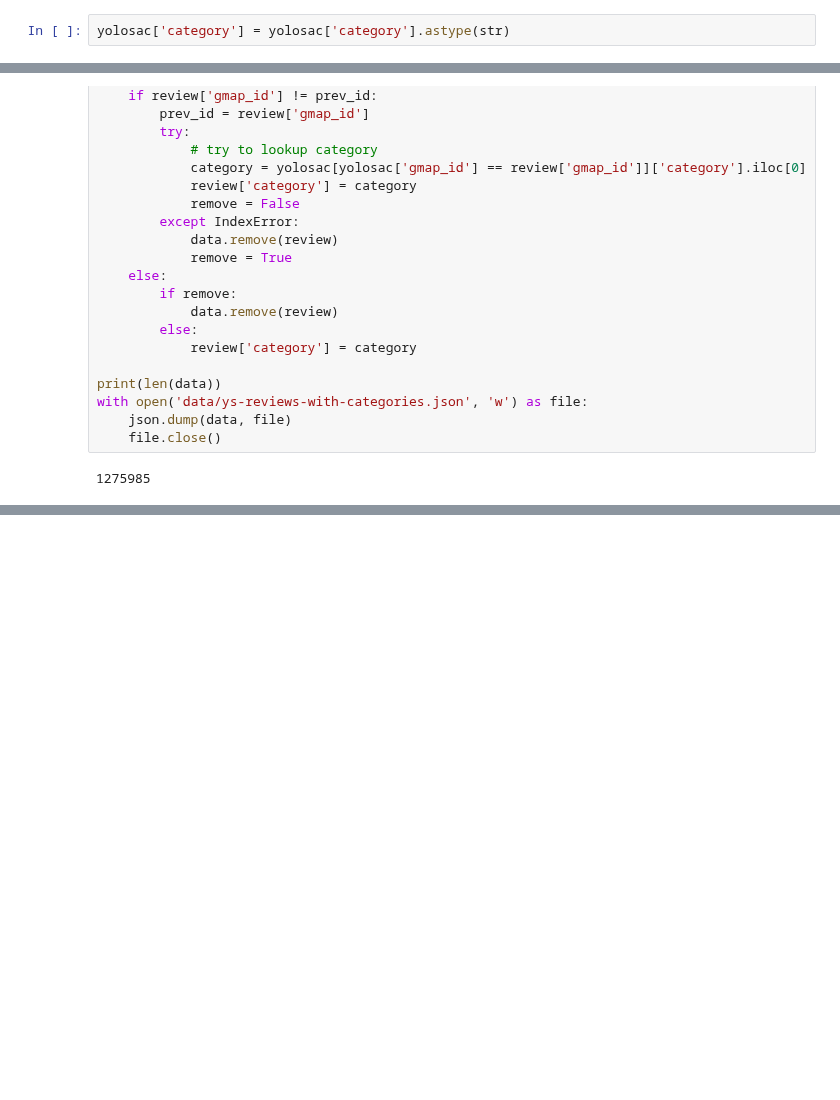
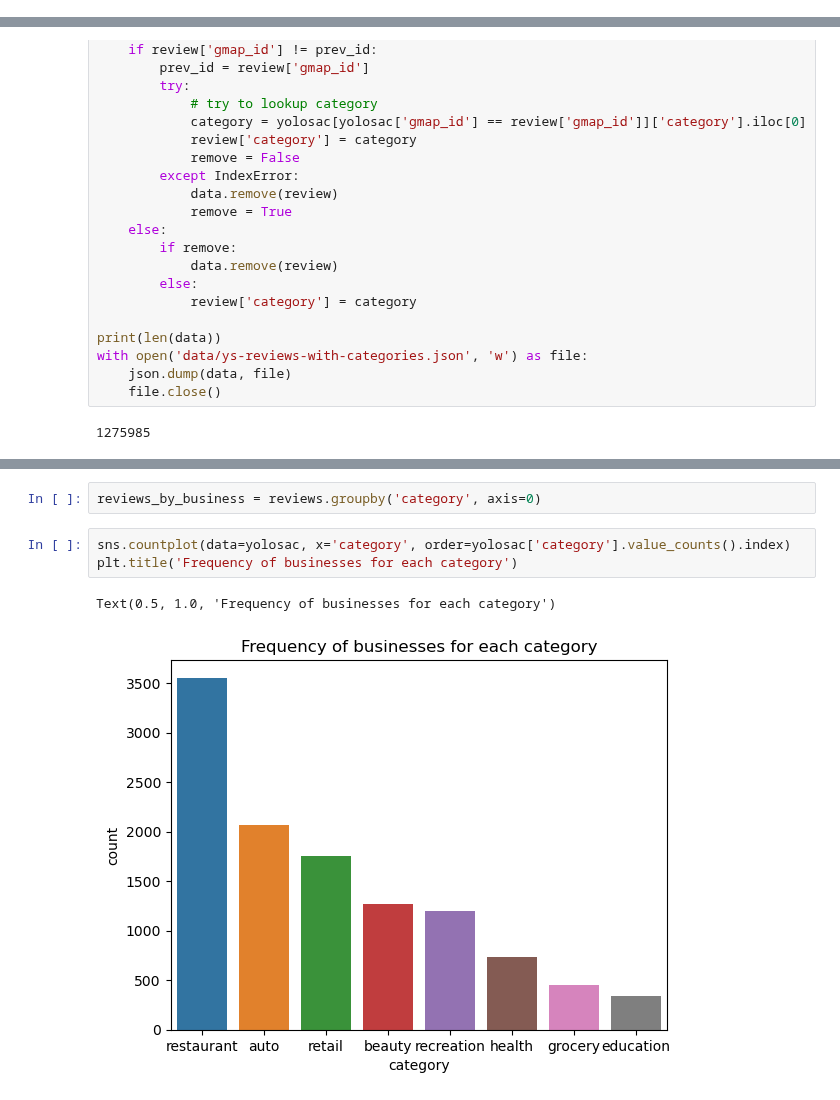
Before and after one commit to jotyot/rate-review, a Jupyter notebook: eda.ipynb, the cells around one changed output, grey strips where cells are left out. Saved outputs shown, nothing was run; the diff lists cells and outputs as text; blank space fills up the shorter version.

Commit message:
Add some graphs

```diff
--- a/eda.ipynb
+++ b/eda.ipynb
@@ -9,8 +9,6 @@ yolosac = pd.read_csv('yolosac3.csv')
 yolosac.drop_duplicates(subset=['gmap_id'], inplace=True)
 #yolosac.set_index('gmap_id', inplace=True)
 yolosac.drop(yolosac.columns[0], axis=1, inplace=True)
-# %%
-yolosac['category'] = yolosac['category'].astype(str)
 # %%
 categories = print(yolosac['category'].explode().value_counts())
 # %% [output]
@@ -102,0 +103,8 @@ KeyError: 0
+# %%
+reviews_by_business = reviews.groupby('category', axis=0)
+# %%
+sns.countplot(data=yolosac, x='category', order=yolosac['category'].value_counts().index)
+plt.title('Frequency of businesses for each category')
+# %% [output]
+Text(0.5, 1.0, 'Frequency of businesses for each category')
+[figure, added]
```
Also changed, not shown: parts of 22 cells of this notebook.
